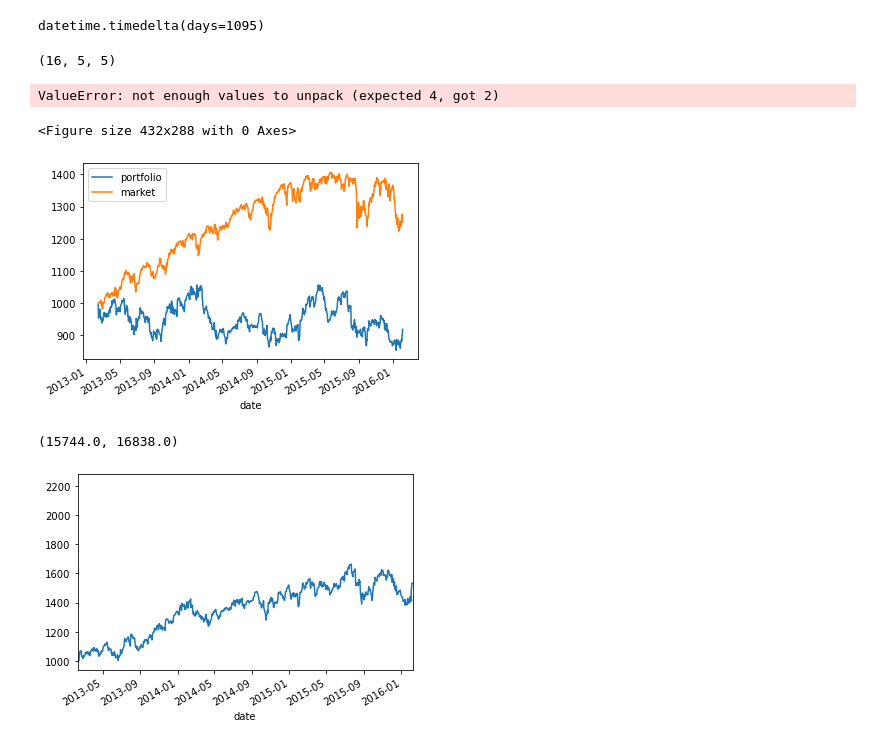
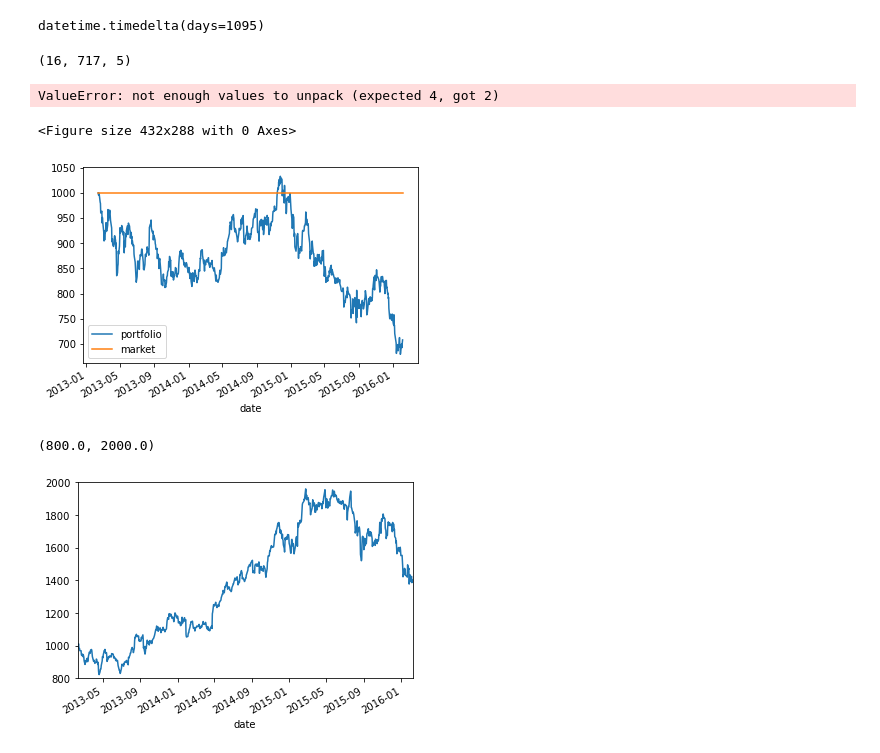
Before and after one commit to ChenYiYuIvan/rl_portfolio_management, a Jupyter notebook: testing.ipynb, the cells around one changed output. Cells and saved outputs as stored; diff of their text form; code cells hidden in the pictures.

```diff
--- a/testing.ipynb
+++ b/testing.ipynb
@@ -8,10 +8,10 @@ datetime.timedelta(days=1095)
 # %%
 from src.environments.market import Market
 
-m = Market("2013-04-08", "2013-04-10", 3)
+m = Market("2013-04-08", "2016-02-05", 3)
 m.data.shape
 # %% [output]
-(16, 5, 5)
+(16, 717, 5)
 # %%
 a,b = m.step()
 print(a[0,:,:], a[1,:,:], b)
@@ -21,32 +21,33 @@ ValueError: not enough values to unpack (expected 4, got 2)
 # %%
 from src.environments.portfolio import Portfolio
 import numpy as np
 
 p = Portfolio("2013-02-12", "2016-02-05", 3)
 p.market.data.shape
 
 p.reset()
 while True:
     #action = np.random.rand(17)
     action = -1000000 * np.ones(17)
-    action[3] = 1000000
+    action[1] = 1000000
     a,b,c,d = p.step(action)
     if d:
         break
 
 p.render()
 # %% [output]
 <Figure size 432x288 with 0 Axes>
-[figure, old version]
+[figure, new version]
 # %%
 import pandas as pd
 
-a = pd.read_csv('data/CMCSA_data.csv')
+a = pd.read_csv('data/AAPL_data.csv')
 a['date'] = pd.to_datetime(a['date'], format='%Y-%m-%d')
 a.set_index('date', inplace=True)
 a['close'] = a['close'].apply(lambda x : x / a.iloc[0]['close'] * 1000)
 ax = a['close'].plot()
 ax.set_xlim(pd.Timestamp('2013-02-08'), pd.Timestamp('2016-02-07'))
+ax.set_ylim(800, 2000)
 # %% [output]
-(15744.0, 16838.0)
+(800.0, 2000.0)
-[figure, old version]
+[figure, new version]
```
Also changed, not shown: parts of 1 cell of this notebook, 4 other files.
